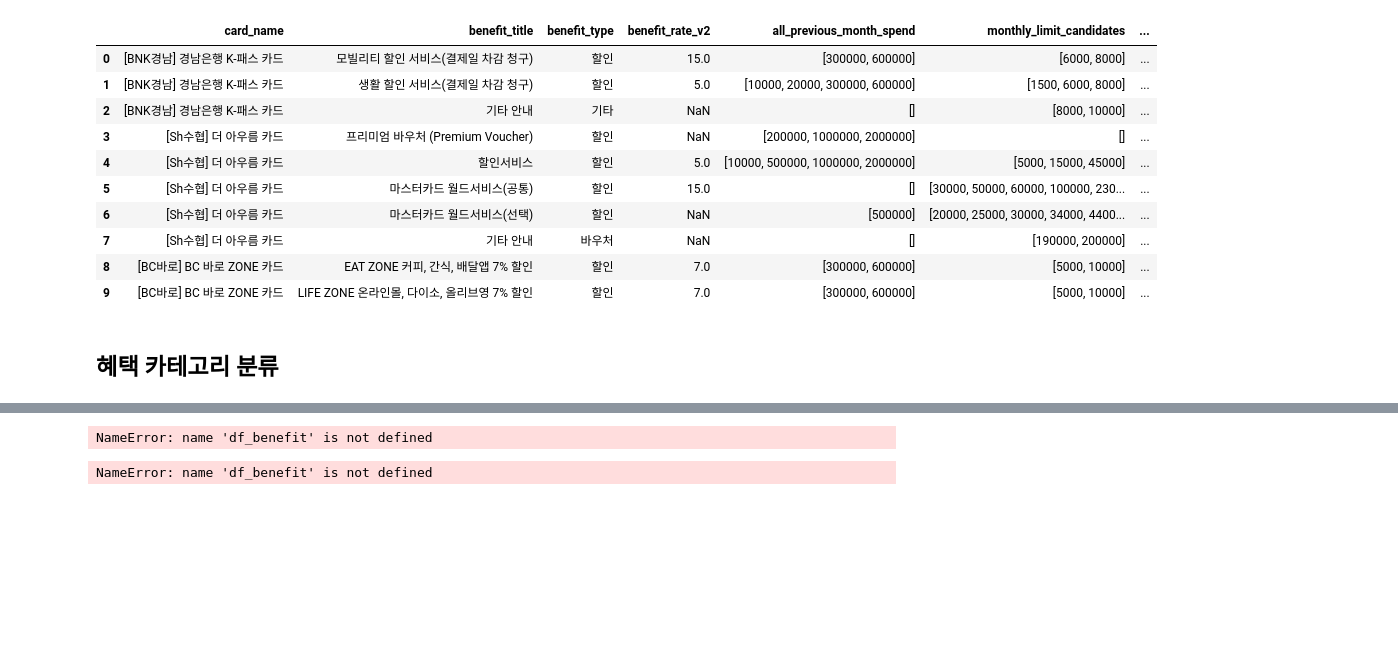
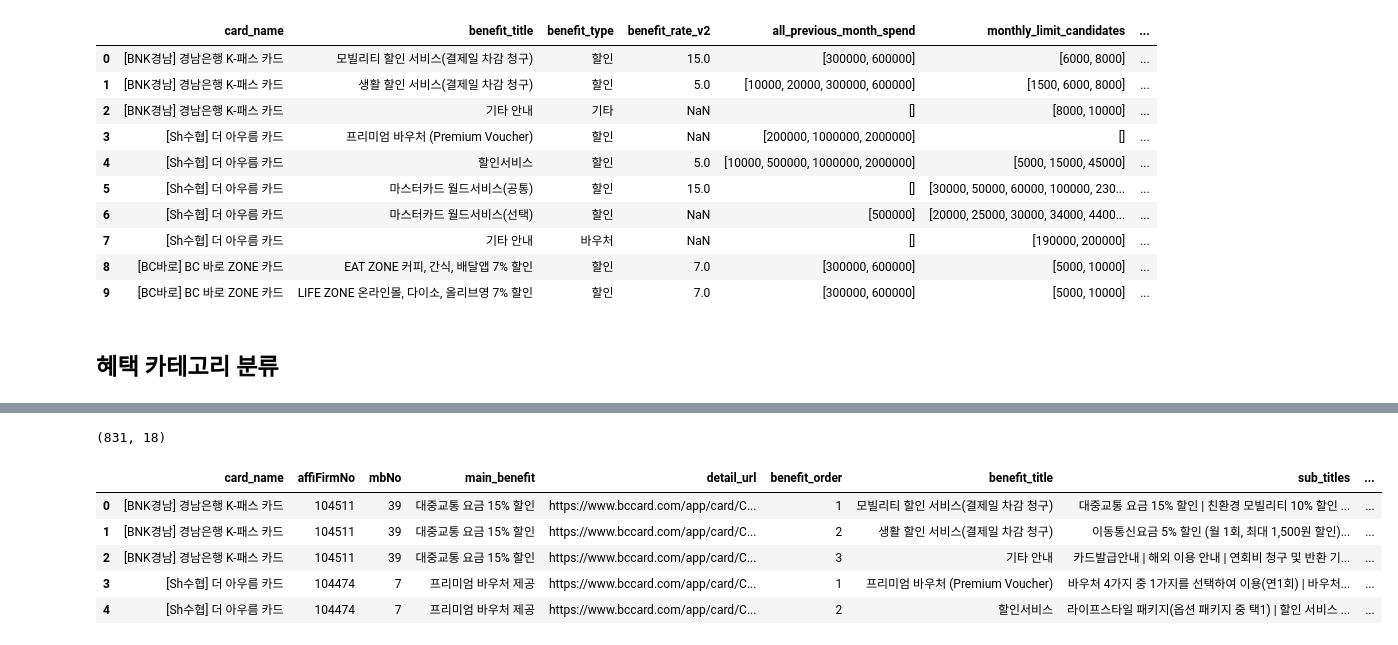
Before and after one commit to hmpark-lab/portfolio, a Jupyter notebook: 카드 추천 서비스_BC카드.ipynb, the cells around one changed output, grey strips where cells are left out. Saved outputs shown, nothing was run; the diff lists cells and outputs as text; code cells hidden in the pictures; blank space fills up the shorter version.

```diff
--- a/카드 추천 서비스_BC카드.ipynb
+++ b/카드 추천 서비스_BC카드.ipynb
@@ -1232,48 +1140,16 @@ Name: count, dtype: int64
-# %%
-# 제거할 불필요 혜택명 키워드
-remove_keywords = [
-    "기타안내",
-    "국제 브랜드 서비스",
-    "유의사항",
-    "카드 이용 안내",
-    "연회비 안내",
-    "마스터 카드"
-]
-
-# 제거 함수
-def is_unnecessary_benefit(title):
-
-    if pd.isna(title):
-        return False
-
-    title = str(title)
-
-    for keyword in remove_keywords:
-        if keyword in title:
-            return True
-
-    return False
-
-# 제거 전 개수
-print("제거 전 행 수:", len(df_benefit))
-
-# 불필요 행 제거
-df_benefit = df_benefit[
-    ~df_benefit["benefit_title"].apply(is_unnecessary_benefit)
-].copy()
-
-# 제거 후 개수
-print("제거 후 행 수:", len(df_benefit))
-
-# 확인
-display(df_benefit[[
-    "card_name",
-    "benefit_title",
-    "benefit_category_v2"
-]].head(30))
-# %% [output]
-NameError: name 'df_benefit' is not defined
-# %%
-df_benefit.head(30)
-# %% [output]
-NameError: name 'df_benefit' is not defined
+# %%
+df_benefit = pd.read_csv(
+    "bc_card_benefit_preprocessed_v2.csv"
+)
+
+print(df_benefit.shape)
+
+display(df_benefit.head())
+# %% [output]
+(831, 18)
+|  | card_name | affiFirmNo | mbNo | main_benefit | detail_url | benefit_order | benefit_title | sub_titles | ... |
+| 0 | [BNK경남] 경남은행 K-패스 카드 | 104511 | 39 | 대중교통 요금 15% 할인 | https://www.bccard.com/app/card/C... | 1 | 모빌리티 할인 서비스(결제일 차감 청구) | 대중교통 요금 15% 할인 | 친환경 모빌리티 10% 할인 ... | ... |
+| 1 | [BNK경남] 경남은행 K-패스 카드 | 104511 | 39 | 대중교통 요금 15% 할인 | https://www.bccard.com/app/card/C... | 2 | 생활 할인 서비스(결제일 차감 청구) | 이동통신요금 5% 할인 (월 1회, 최대 1,500원 할인)... | ... |
+| 2 | [BNK경남] 경남은행 K-패스 카드 | 104511 | 39 | 대중교통 요금 15% 할인 | https://www.bccard.com/app/card/C... | 3 | 기타 안내 | 카드발급안내 | 해외 이용 안내 | 연회비 청구 및 반환 기... | ... |
+| 3 | [Sh수협] 더 아우름 카드 | 104474 | 7 | 프리미엄 바우처 제공 | https://www.bccard.com/app/card/C... | 1 | 프리미엄 바우처 (Premium Voucher) | 바우처 4가지 중 1가지를 선택하여 이용(연1회) | 바우처... | ... |
+| 4 | [Sh수협] 더 아우름 카드 | 104474 | 7 | 프리미엄 바우처 제공 | https://www.bccard.com/app/card/C... | 2 | 할인서비스 | 라이프스타일 패키지(옵션 패키지 중 택1) | 할인 서비스 ... | ... |
```
Also changed, not shown: parts of 6 cells of this notebook, 3 other files.
